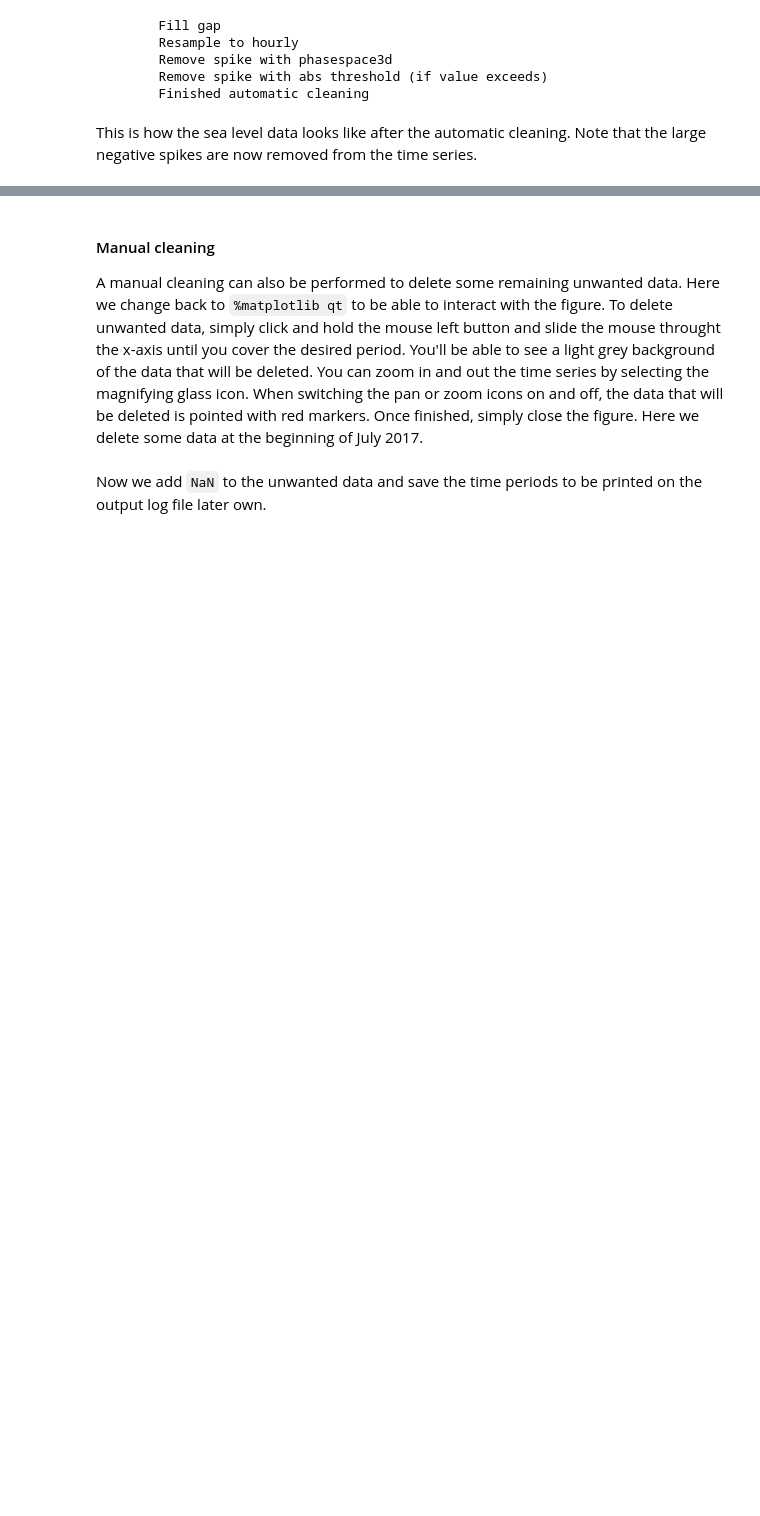
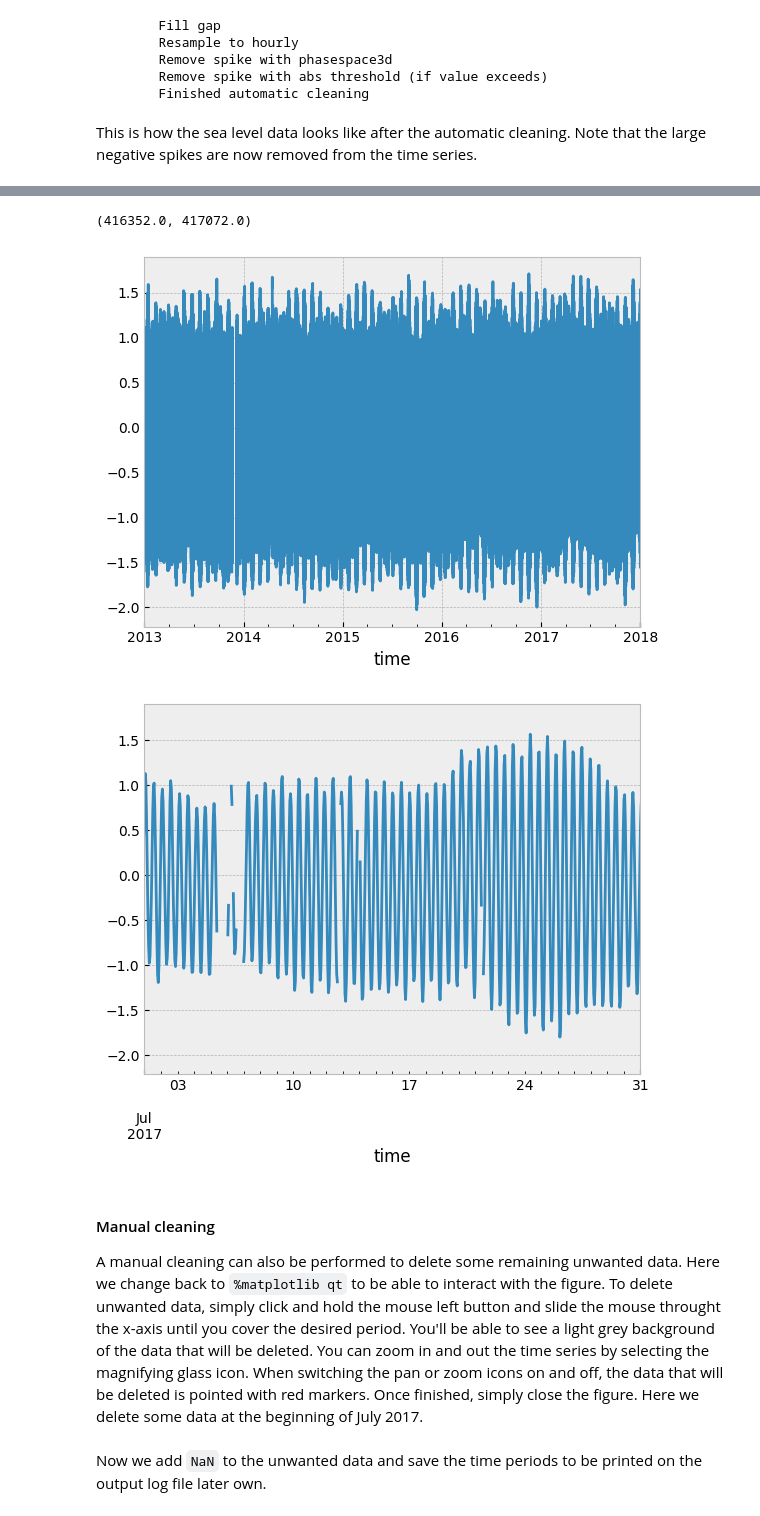
Before and after one commit to metocean/TAIAO, a Jupyter notebook: data_transformations/extract_storm_surge_linz.ipynb, the cells around one changed output, grey strips where cells are left out. Saved outputs shown, nothing was run; the diff lists cells and outputs as text; code cells hidden in the pictures; blank space fills up the shorter version.

```diff
--- a/data_transformations/extract_storm_surge_linz.ipynb
+++ b/data_transformations/extract_storm_surge_linz.ipynb
@@ -212,0 +191,10 @@ time
+# %%
+import datetime as dt
+
+print(df1)
+df1['elev'].plot();
+
+plt.figure();
+df1['elev'].plot();
+plt.xlim(dt.datetime(2017, 7, 1), dt.datetime(2017, 7, 31))
+# %% [output]
@@ -213,3 +218,6 @@ time
+(416352.0, 417072.0)
+[figure, added]
+[figure, added]
 # %% [markdown]
 #### Manual cleaning
 A manual cleaning can also be performed to delete some remaining unwanted data. Here we change back to `%matplotlib qt` to be able to interact with the figure. To delete unwanted data, simply click and hold the mouse left button and slide the mouse throught the x-axis until you cover the desired period. You'll be able to see a light grey background of the data that will be deleted. You can zoom in and out the time series by selecting the magnifying glass icon. When switching the pan or zoom icons on and off, the data that will be deleted is pointed with red markers. Once finished, simply close the figure. Here we delete some data at the beginning of July 2017.
```
Also changed, not shown: parts of 17 cells of this notebook.
